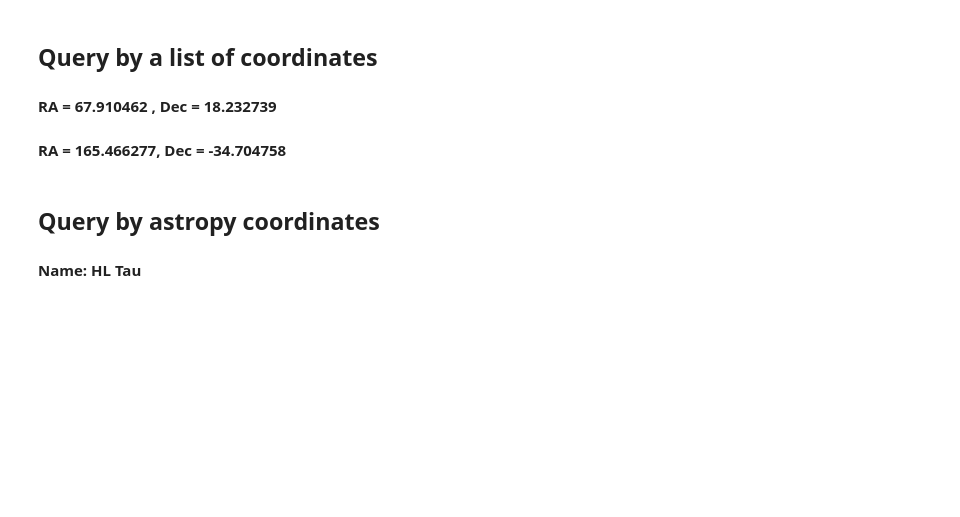
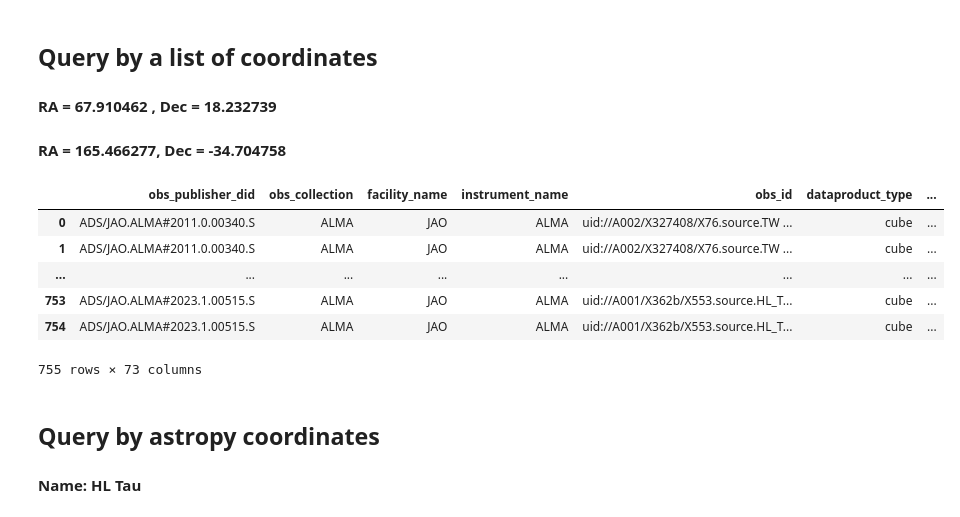
Before and after one commit to MTeasdale01/MTeasdale01, a Jupyter notebook: Query_tutorial_PPD.ipynb, the cells around one changed output. Cells and saved outputs as stored; diff of their text form; code cells hidden in the pictures; blank space fills up the shorter version.

```diff
--- a/Query_tutorial_PPD.ipynb
+++ b/Query_tutorial_PPD.ipynb
@@ -187,20 +187,28 @@ q_results
 #### **RA** = 67.910462 , **Dec** = 18.232739
 #### **RA** = 165.466277, **Dec** = -34.704758
 # %%
-ra_list = [ ]
-dec_list = [ ]
-radius = ...
+ra_list = [ 67.910462,165.466277 ]
+dec_list = [18.232739,  -34.704758]
+radius = 0.005
 
 coord_conditions = [f"""INTERSECTS(CIRCLE('ICRS',{c[0]},{c[1]},{radius})
                     ,s_region)=1""" for c in zip(ra_list, dec_list)]
 
 query = f"""
         SELECT *
         FROM ivoa.obscore
         WHERE {" OR ".join(coord_conditions)}"""
 
 q_results = service.search(query).to_table().to_pandas()
 q_results
+# %% [output]
+|  | obs_publisher_did | obs_collection | facility_name | instrument_name | obs_id | dataproduct_type | ... |
+| 0 | ADS/JAO.ALMA#2011.0.00340.S | ALMA | JAO | ALMA | uid://A002/X327408/X76.source.TW ... | cube | ... |
+| 1 | ADS/JAO.ALMA#2011.0.00340.S | ALMA | JAO | ALMA | uid://A002/X327408/X76.source.TW ... | cube | ... |
+| ... | ... | ... | ... | ... | ... | ... | ... |
+| 753 | ADS/JAO.ALMA#2023.1.00515.S | ALMA | JAO | ALMA | uid://A001/X362b/X553.source.HL_T... | cube | ... |
+| 754 | ADS/JAO.ALMA#2023.1.00515.S | ALMA | JAO | ALMA | uid://A001/X362b/X553.source.HL_T... | cube | ... |
+755 rows × 73 columns
 # %% [markdown]
 ## Query by astropy coordinates
 #### Name: HL Tau
```
Also changed, not shown: parts of 2 cells of this notebook.
